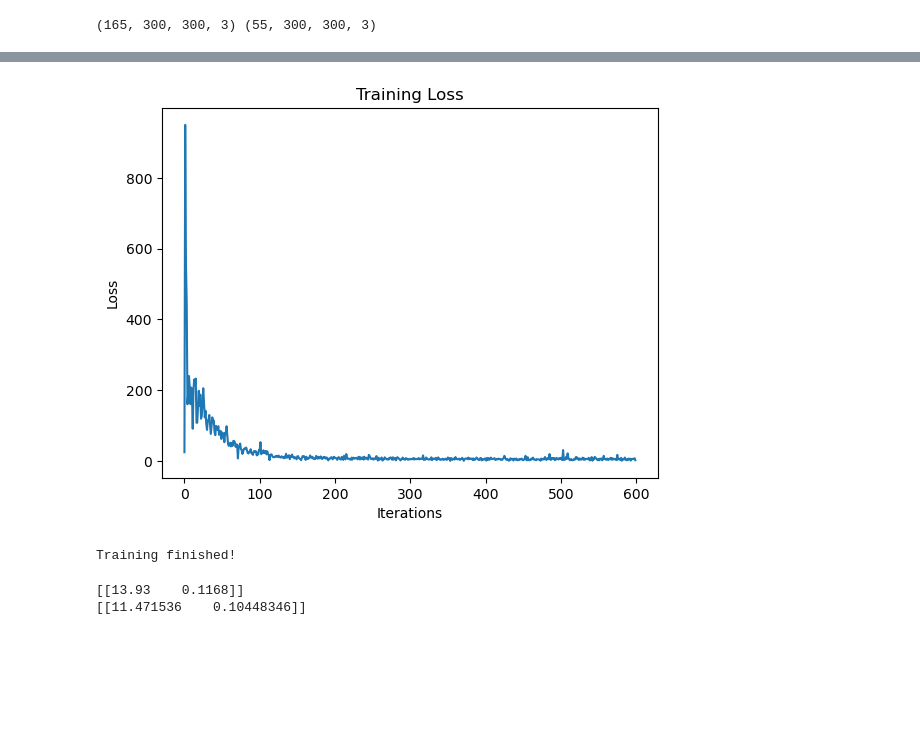
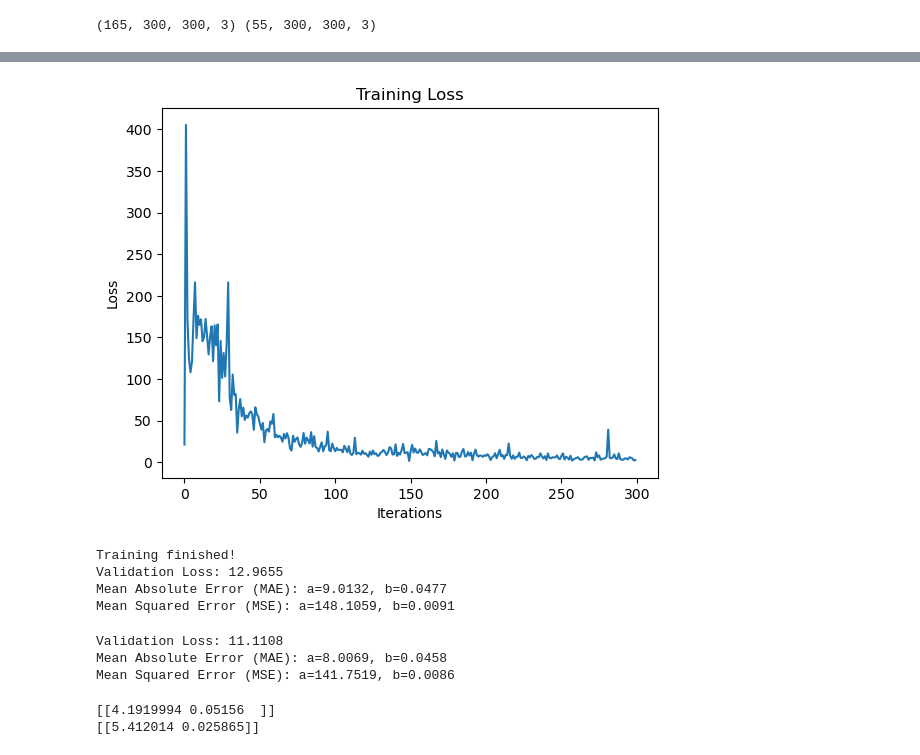
Before and after one commit to sussykeem/eos_predictor, a Jupyter notebook: cnn.ipynb, the cells around one changed output, grey strips where cells are left out. Saved outputs shown, nothing was run; the diff lists cells and outputs as text; code cells hidden in the pictures; blank space fills up the shorter version.

Commit message:
cnn for model updated

```diff
--- a/cnn.ipynb
+++ b/cnn.ipynb
@@ -249,9 +249,7 @@ class CNN(nn.Module):
     self.to(device)
 
   def validate(self):
-      self.eval()  # Set the model to evaluation mode
       total_loss = 0.0
-      criterion = nn.SmoothL1Loss()
       all_outputs = []
       all_labels = []
 
@@ -284,13 +282,10 @@ class CNN(nn.Module):
 
       print(f"Mean Absolute Error (MAE): a={mae[0]:.4f}, b={mae[1]:.4f}")
       print(f"Mean Squared Error (MSE): a={mse[0]:.4f}, b={mse[1]:.4f}")
-
-      self.train()  # Switch back to training mode
 # %%
 train_dataset = EOSDataset(train_imgs, y_train, True)
 test_dataset = EOSDataset(test_imgs, y_test, True)
 # %%
 cnn = CNN(train_dataset, test_dataset)
-cnn.train(epochs=100, learning_rate=0.0001, step_size=10, gamma=0.5)
-cnn.validate()
+cnn.train(epochs=50, learning_rate=0.0001, step_size=10, gamma=0.9)
 # %% [output]
@@ -314,12 +309,21 @@ Epoch [100/100] Loss: 5.4785 | LR: 0.000000
-[figure, old version]
+[figure, new version]
 Training finished!
+Validation Loss: 12.9655
+Mean Absolute Error (MAE): a=9.0132, b=0.0477
+Mean Squared Error (MSE): a=148.1059, b=0.0091
+# %%
+cnn.validate()
+# %% [output]
+Validation Loss: 11.1108
+Mean Absolute Error (MAE): a=8.0069, b=0.0458
+Mean Squared Error (MSE): a=141.7519, b=0.0086
 # %%
-img, label = train_dataset.__getitem__(30)
+img, label = train_dataset.__getitem__(50)
 
 print(cnn.unscale_predict(torch.tensor(label.reshape(-1,2)).to(device)))
 encoding = cnn.unscale_predict(cnn(img.to(device).unsqueeze(0), predict=True))
 
 print(encoding)
 # %% [output]
-[[13.93    0.1168]]
-[[11.471536    0.10448346]]
+[[4.1919994 0.05156  ]]
+[[5.412014 0.025865]]
```
Also changed, not shown: parts of 1 cell of this notebook.
